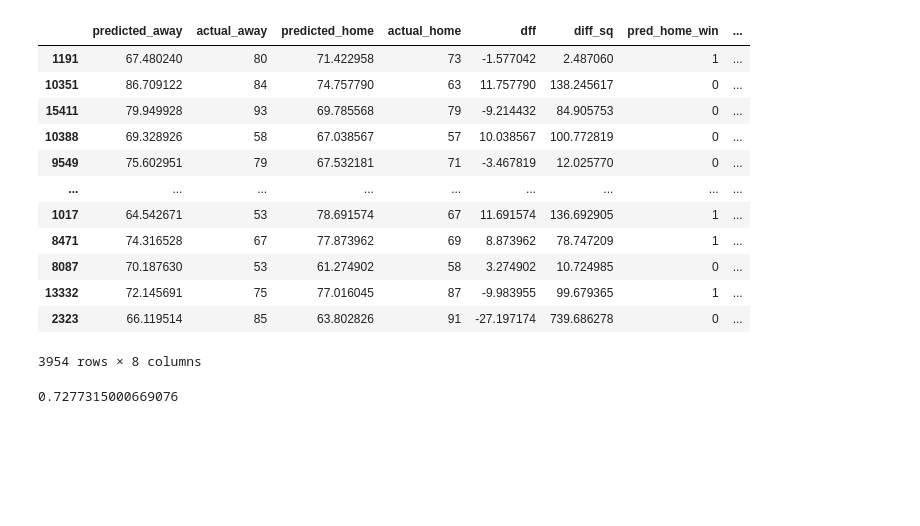
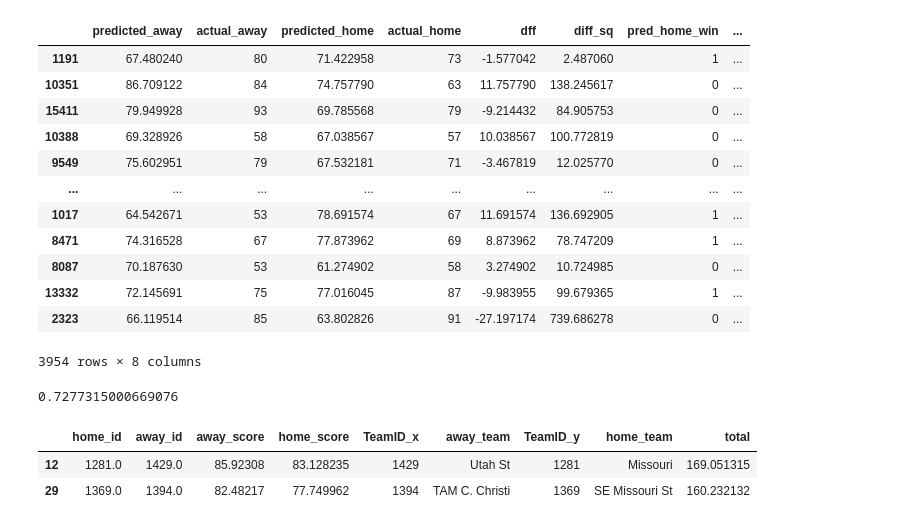
Before and after one commit to slex2/NCAAM, a Jupyter notebook: training_set.ipynb, the cells around one changed output. Cells and saved outputs as stored; diff of their text form; code cells hidden in the pictures; blank space fills up the shorter version.

```diff
--- a/training_set.ipynb
+++ b/training_set.ipynb
@@ -247,0 +266,19 @@ f1_score(df_test['actual_home_win'], df_test['pred_home_win'], average='macro')
+# %%
+rnd1_frcst = rnd1_teams.join(rnd1_scores)
+# %%
+teams = pd.read_pickle('.\\data\\MTeams.pkl')
+teams['home_team'] = teams['TeamName']
+teams['away_team'] = teams['TeamName']
+away_teams = teams.loc[:, ['TeamID', 'away_team']].copy()
+home_teams = teams.loc[:, ['TeamID', 'home_team']].copy()
+# %%
+rnd1_frcst_1 = rnd1_frcst.merge(away_teams, how='left', left_on = 'away_id', right_on='TeamID')
+rnd1_frcst_2 = rnd1_frcst_1.merge(home_teams, how='left', left_on = 'home_id', right_on = 'TeamID')
+# %%
+rnd1_frcst_2['total'] = rnd1_frcst_2['home_score'] + rnd1_frcst_2['away_score']
+# %%
+rnd1_frcst_2.loc[rnd1_frcst_2['away_score'] > rnd1_frcst_2['home_score']]
+# %% [output]
+|  | home_id | away_id | away_score | home_score | TeamID_x | away_team | TeamID_y | home_team | total |
+| 12 | 1281.0 | 1429.0 | 85.92308 | 83.128235 | 1429 | Utah St | 1281 | Missouri | 169.051315 |
+| 29 | 1369.0 | 1394.0 | 82.48217 | 77.749962 | 1394 | TAM C. Christi | 1369 | SE Missouri St | 160.232132 |
```
Also changed, not shown: parts of 6 cells of this notebook, 3 other files.
